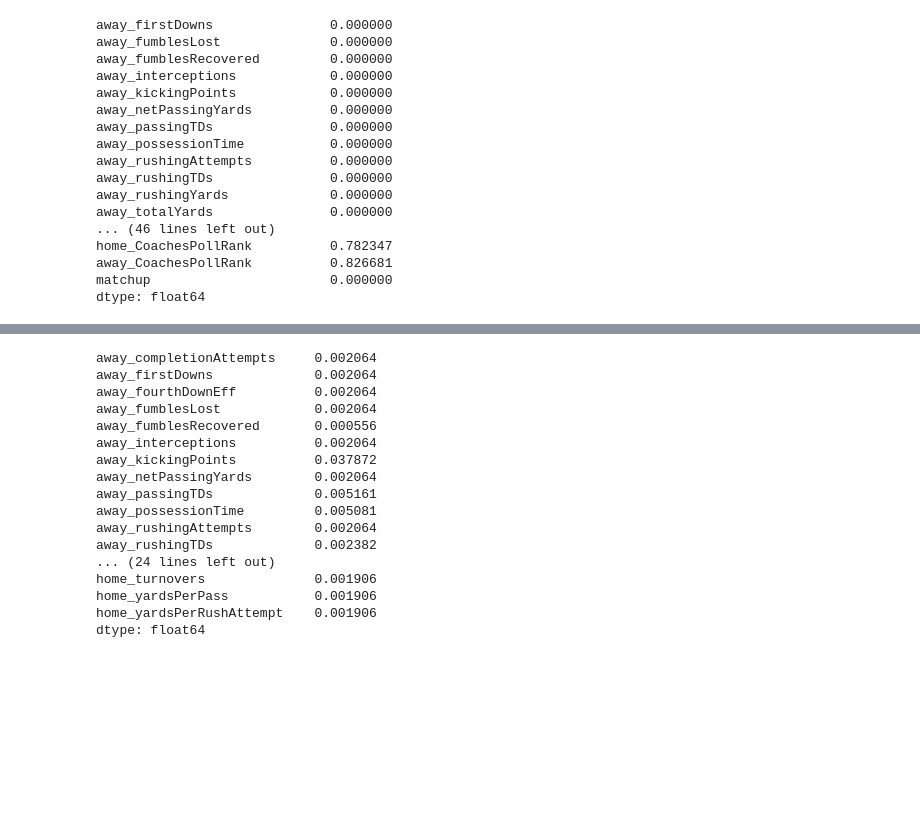
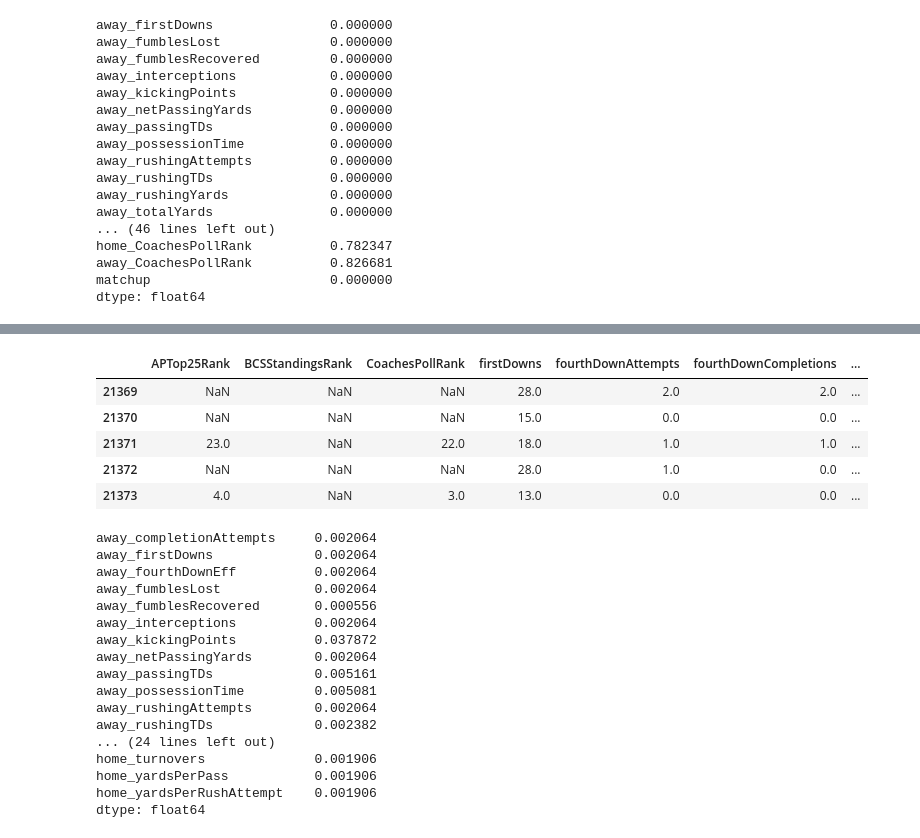
Before and after one commit to spwhite1337/sports-bettors, a Jupyter notebook: Untitled.ipynb, the cells around one changed output, grey strips where cells are left out. Saved outputs shown, nothing was run; the diff lists cells and outputs as text; code cells hidden in the pictures; blank space fills up the shorter version.

```diff
--- a/Untitled.ipynb
+++ b/Untitled.ipynb
@@ -106,3 +106,13 @@ df_modeling.head(20)
+# %%
+df_iowa = df_modeling[df_modeling['team'] == 'Iowa']
+df_iowa.head()
+# %% [output]
+|  | APTop25Rank | BCSStandingsRank | CoachesPollRank | firstDowns | fourthDownAttempts | fourthDownCompletions | ... |
+| 21369 | NaN | NaN | NaN | 28.0 | 2.0 | 2.0 | ... |
+| 21370 | NaN | NaN | NaN | 15.0 | 0.0 | 0.0 | ... |
+| 21371 | 23.0 | NaN | 22.0 | 18.0 | 1.0 | 1.0 | ... |
+| 21372 | NaN | NaN | NaN | 28.0 | 1.0 | 0.0 | ... |
+| 21373 | 4.0 | NaN | 3.0 | 13.0 | 0.0 | 0.0 | ... |
 # %%
 for home_away in ['home', 'away']:
     for col in ['completionAttempts']:
```
Also changed, not shown: parts of 1 cell of this notebook, 1 other file.
